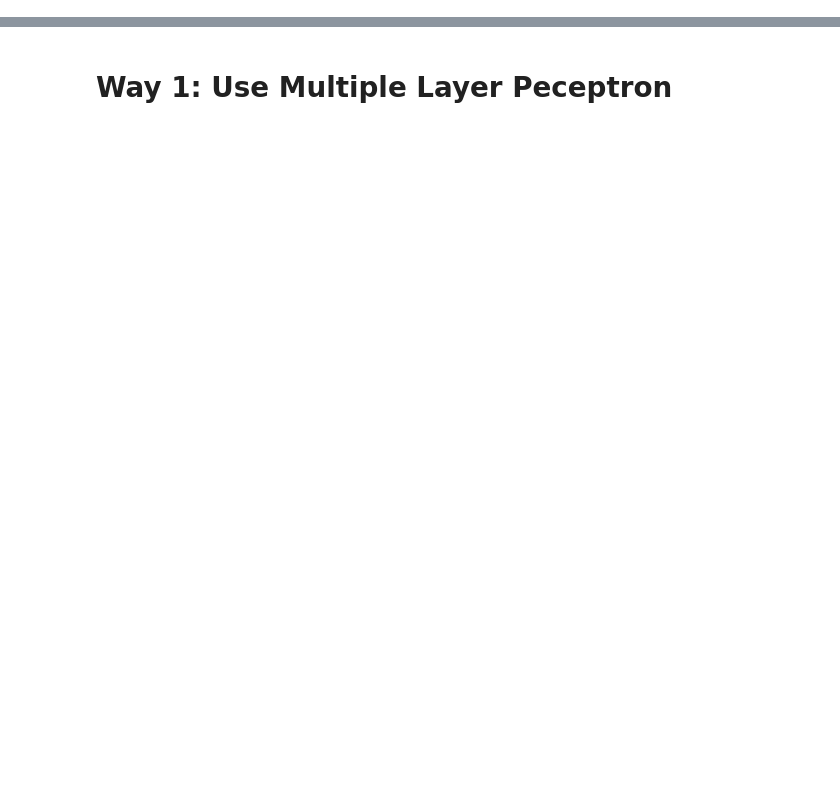
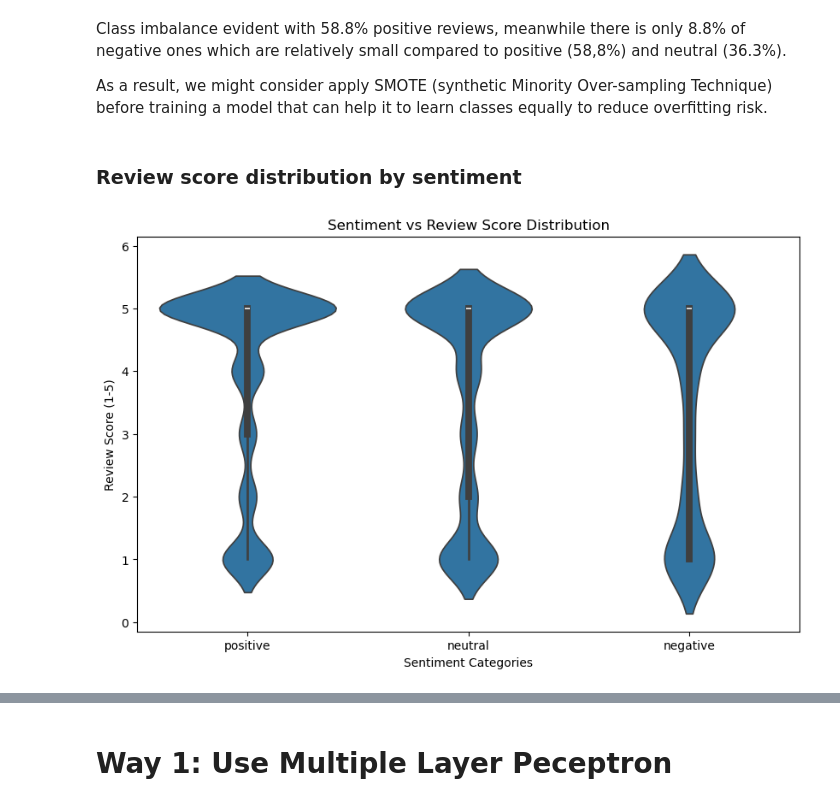
Before and after one commit to dangtna1/amazon-reviews-classification, a Jupyter notebook: main.ipynb, the cells around one changed output, grey strips where cells are left out. Cells and saved outputs as stored; diff of their text form; code cells hidden in the pictures; blank space fills up the shorter version.

```diff
--- a/main.ipynb
+++ b/main.ipynb
@@ -0,0 +6,20 @@
+# %%
+# Import libraries
+import numpy as np
+import pandas as pd
+from collections import defaultdict
+import matplotlib.pyplot as plt
+import seaborn as sns
+from wordcloud import WordCloud, STOPWORDS
+
+# Load dataset
+df = pd.read_csv("amazon_reviews.csv")
+
+# Shape of the dataset
+print(df.shape)
+
+# Information about dataset
+df.info()
+
+# First 5 rows of dataset
+df.head()
@@ -0,0 +49,10 @@
+# %%
+# Handle missing values
+initial_count = len(df)
+df = df.dropna(subset=["cleaned_review"])
+print(f"Removed {initial_count - len(df)} rows with missing values")
+
+# Remove duplicates
+print('Initial duplicate count:', df.duplicated().sum())
+df = df.drop_duplicates(subset=['cleaned_review', 'sentiments'])
+print('Remaining duplicate count:', df.duplicated().sum())
@@ -0,0 +78,15 @@
+# %% [markdown]
+Class imbalance evident with 58.8% positive reviews, meanwhile there is only 8.8% of negative ones which are relatively small compared to positive (58,8%) and neutral (36.3%).
+
+As a result, we might consider apply SMOTE (synthetic Minority Over-sampling Technique) before training a model that can help it to learn classes equally to reduce overfitting risk.
+# %% [markdown]
+### Review score distribution by sentiment
+# %%
+plt.figure(figsize=(10,6))
+sns.violinplot(x=df["sentiments"], y=df["review_score"])
+plt.title('Sentiment vs Review Score Distribution')
+plt.xlabel('Sentiment Categories')
+plt.ylabel('Review Score (1-5)')
+plt.show()
+# %% [output]
+[figure, added]
```
Also changed, not shown: parts of 19 cells of this notebook.
